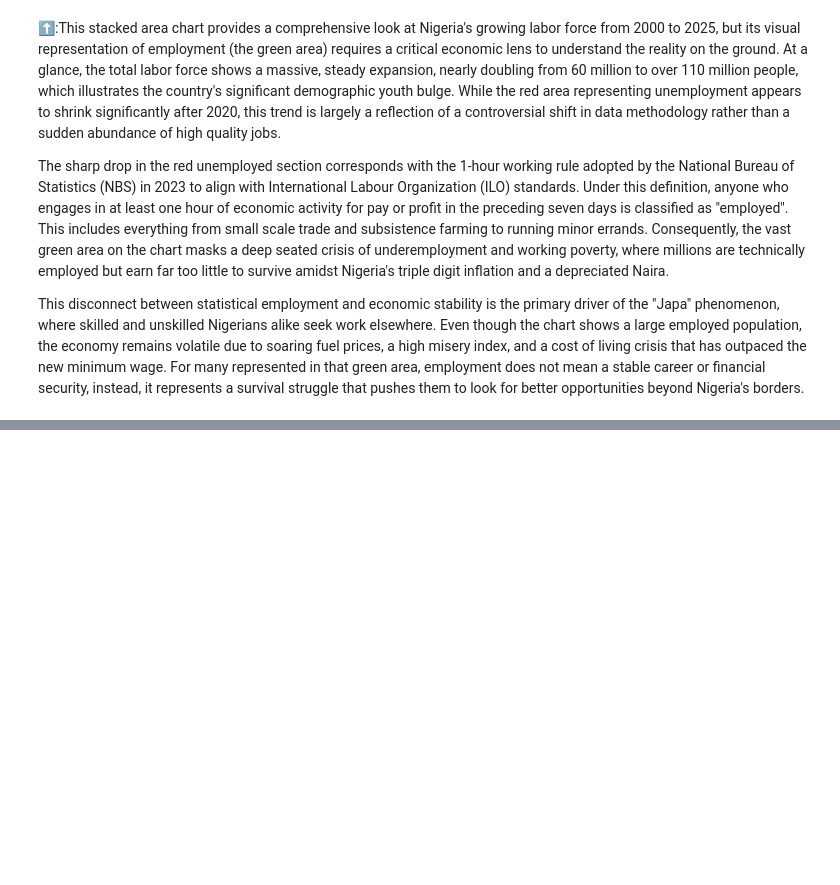
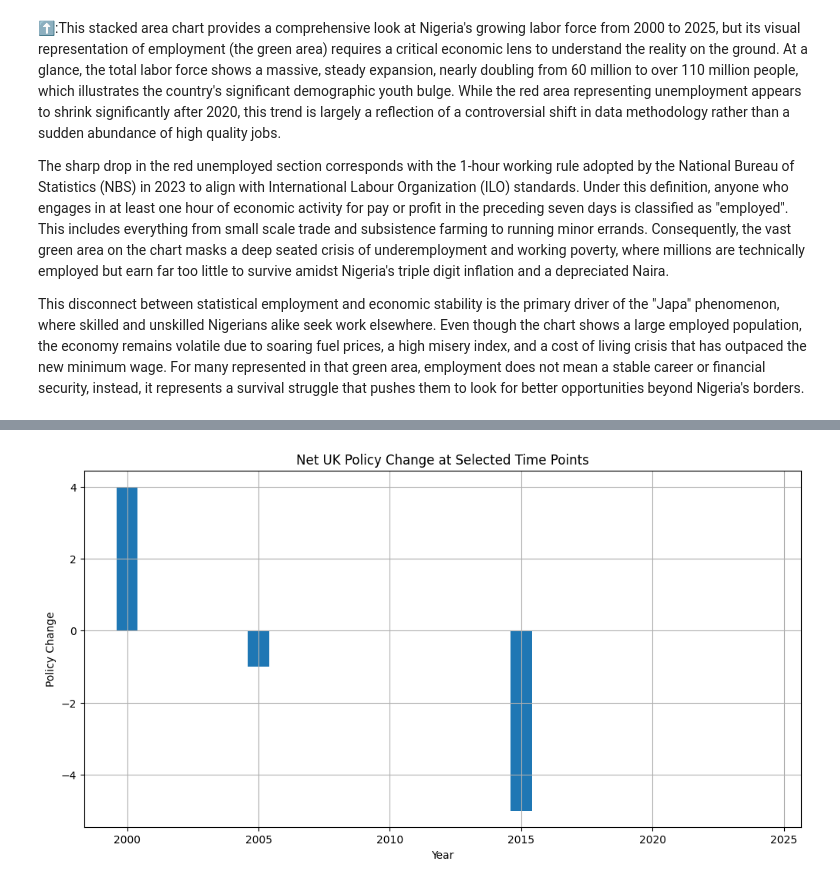
Before and after one commit to CU-S26-MSDSSB-DSCI-01-DataScienceLab/DataScienceLab_Migration, a Jupyter notebook: sec1.ipynb, the cells around one changed output, grey strips where cells are left out. Cells and saved outputs as stored; diff of their text form; code cells hidden in the pictures; blank space fills up the shorter version.

```diff
--- a/sec1.ipynb
+++ b/sec1.ipynb
@@ -156,0 +422,10 @@ This disconnect between statistical employment and economic stability is the pri
+# %%
+# ----------------------------
+# 9. MERGE POLICY AND MIGRATION
+# ----------------------------
+
+# Merge on the overlapping observed years
+merged_5yr = policy_5yr.merge(migration_df, on='year', how='inner')
+
+print(merged_5yr)
+print("Merged 5-year shape:", merged_5yr.shape)
@@ -156,0 +548,16 @@ This disconnect between statistical employment and economic stability is the pri
+# %%
+# ----------------------------
+# 13. VISUALIZATION 3:
+# ANNUAL POLICY CHANGE AT 5-YEAR POINTS
+# ----------------------------
+
+plt.figure(figsize=(12,6))
+plt.bar(merged_5yr['year'], merged_5yr['PolicyChange'])
+
+plt.title('Net UK Policy Change at Selected Time Points')
+plt.xlabel('Year')
+plt.ylabel('Policy Change')
+plt.grid(True)
+plt.show()
+# %% [output]
+[figure, added]
```
Also changed, not shown: parts of 33 cells of this notebook.
